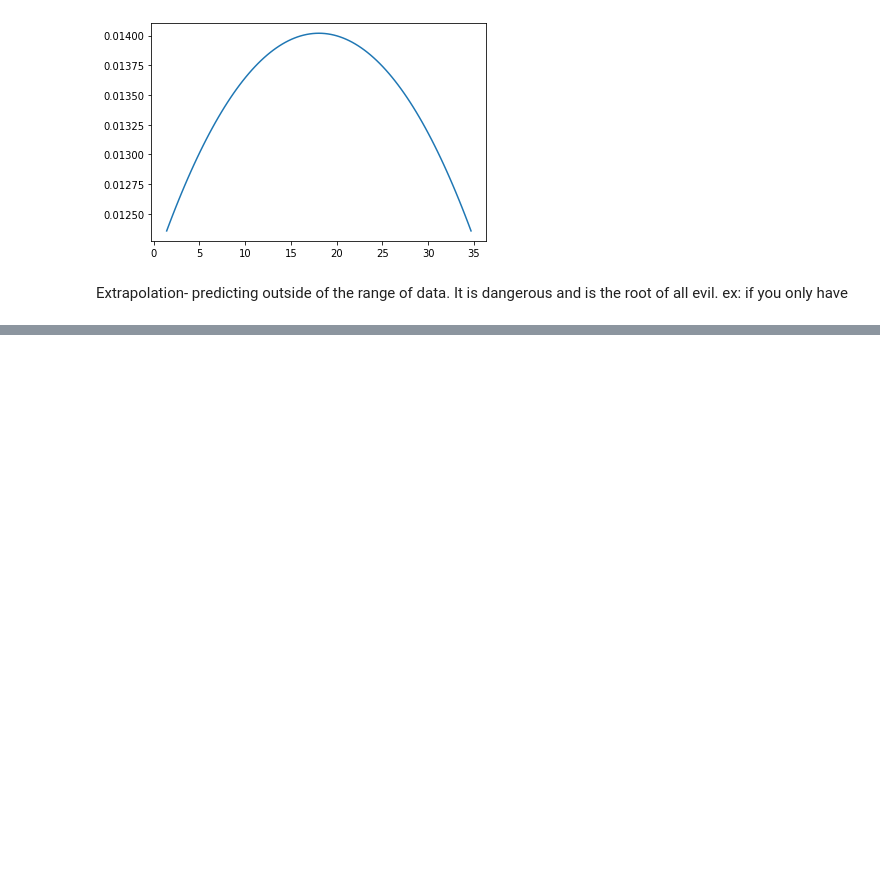
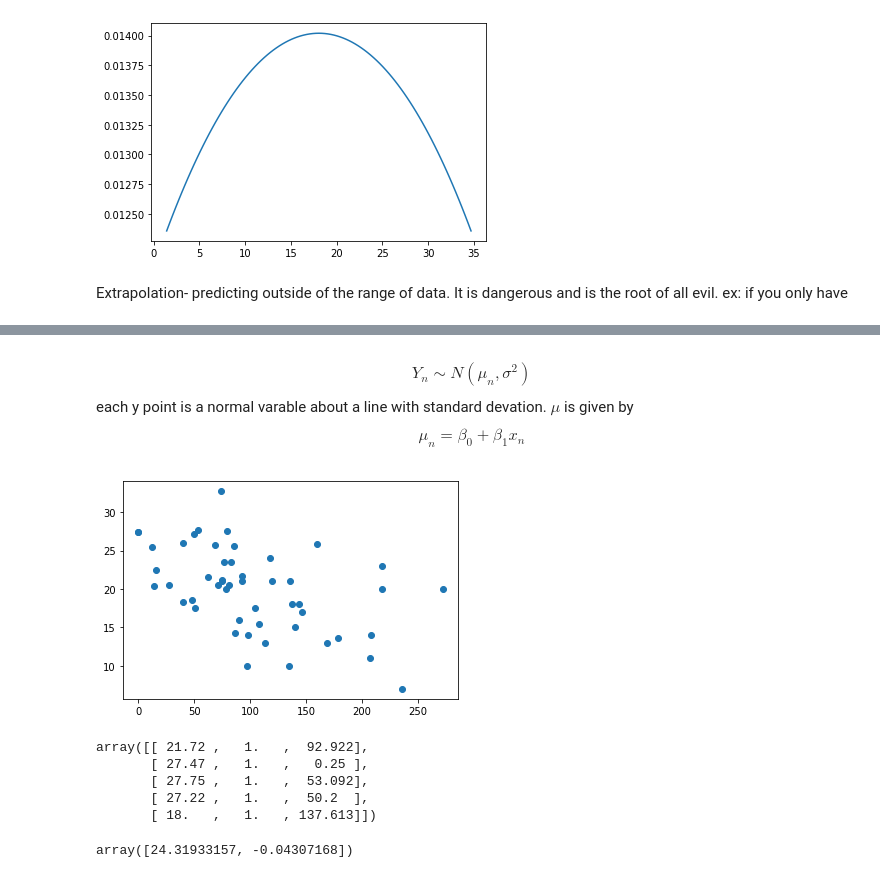
Before and after one commit to josephmlev/levine_j_math_314, a Jupyter notebook: notes/Class_notes_9.23-.ipynb, the cells around one changed output, grey strips where cells are left out. Saved outputs shown, nothing was run; the diff lists cells and outputs as text; code cells hidden in the pictures; blank space fills up the shorter version.

```diff
--- a/notes/Class_notes_9.23-.ipynb
+++ b/notes/Class_notes_9.23-.ipynb
@@ -1182,0 +1186,4 @@ Extrapolation- predicting outside of the range of data. It is dangerous and is t
+# %%
+df = pd.read_csv("https://raw.githubusercontent.com/roualdes/data/master/elmhurst.csv")
+
+df.head()
@@ -1182,0 +1197,24 @@ Extrapolation- predicting outside of the range of data. It is dangerous and is t
+# %% [markdown]
+$$Y_n \sim N(\mu_n, \sigma^2)$$
+each y point is a normal varable about a line with standard devation. $\mu$ is given by
+$$\mu_n = \beta_0 + \beta_1 x_n$$
+# %%
+plt.scatter(df['family_income'], df['gift_aid'])
+print()
+# %% [output]
+[figure, added]
+# %%
+X = patsy.dmatrix("~ family_income", data = df)
+yX = np.c_[df['gift_aid'], X]
+yX[:5, :]
+# %% [output]
+array([[ 21.72 ,   1.   ,  92.922],
+       [ 27.47 ,   1.   ,   0.25 ],
+       [ 27.75 ,   1.   ,  53.092],
+       [ 27.22 ,   1.   ,  50.2  ],
+       [ 18.   ,   1.   , 137.613]])
+# %%
+betahat = minimize(ll_normal, np.random.normal(size = 2), args = yX, method = "BFGS")['x']
+betahat
+# %% [output]
+array([24.31933157, -0.04307168])
```
Also changed, not shown: parts of 35 cells of this notebook.
